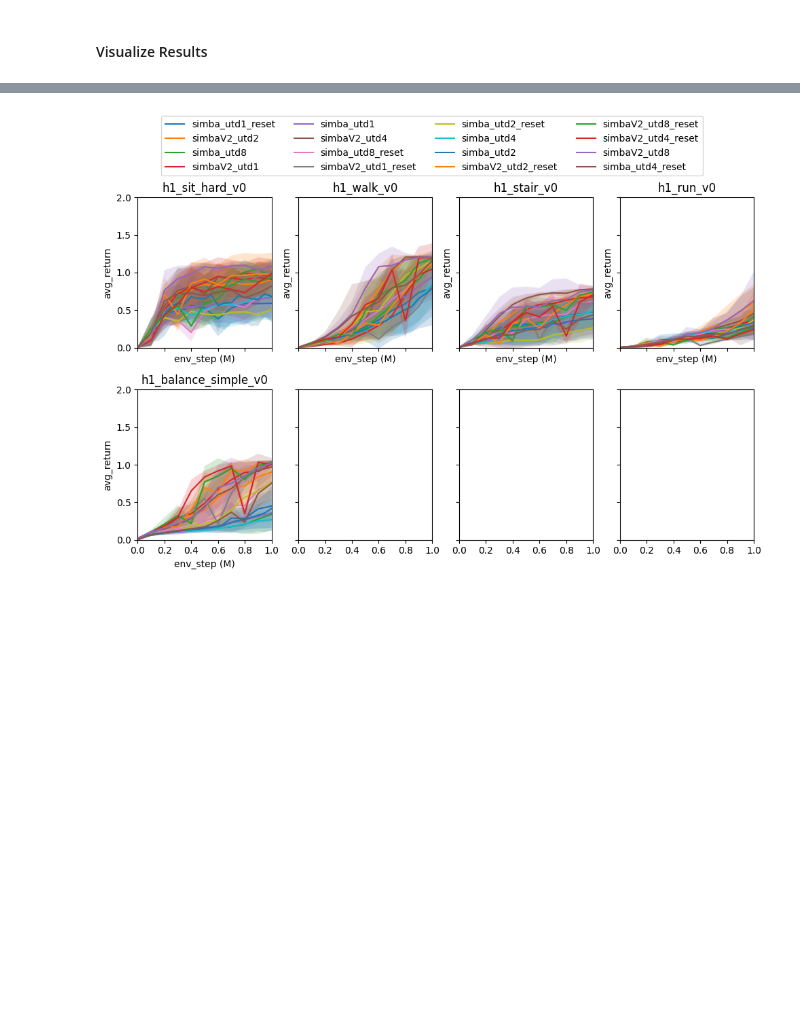
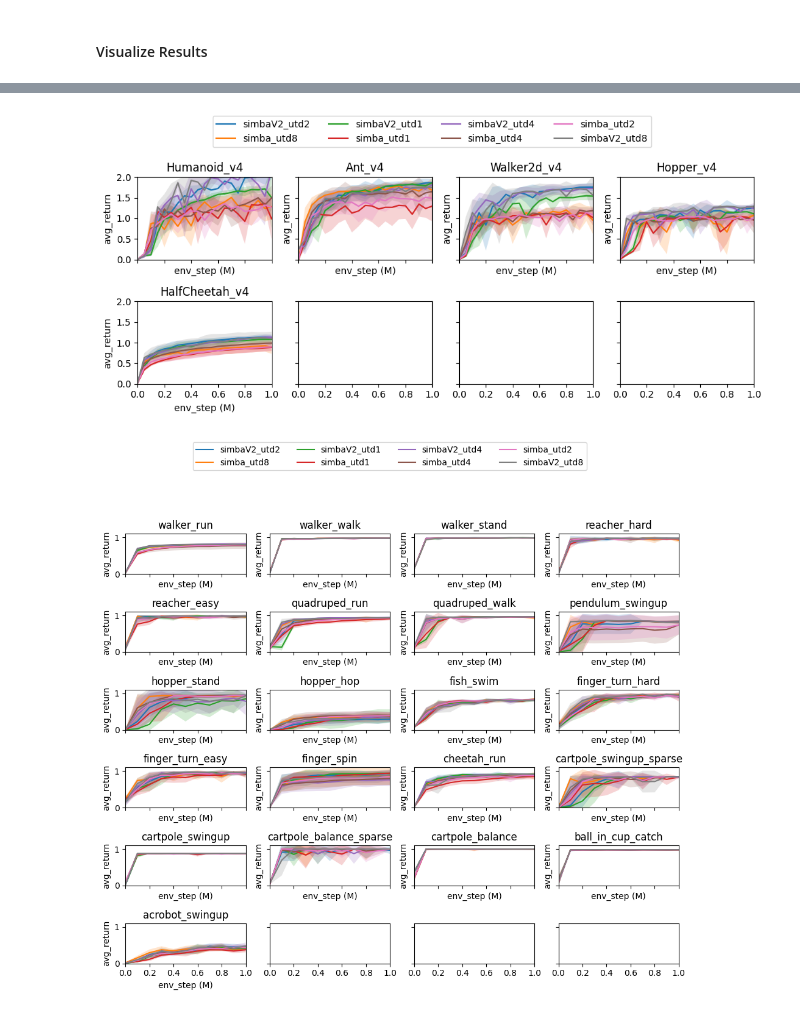
Before and after one commit to pkicki/SimbaV2, a Jupyter notebook: analysis/250119_utd_scaling.ipynb, the cells around one changed output, grey strips where cells are left out. Cells and saved outputs as stored; diff of their text form; code cells hidden in the pictures; blank space fills up the shorter version.

```diff
--- a/analysis/250119_utd_scaling.ipynb
+++ b/analysis/250119_utd_scaling.ipynb
@@ -146,11 +165,18 @@ def replace_hyphen_in_dict_keys(old_dict):
         new_dict[new_key] = v
     return new_dict
 
+MUJOCO_ALL = replace_hypen_to_underbar(MUJOCO_ALL)
+DMC_EM = replace_hypen_to_underbar(DMC_EASY_MEDIUM)
 DMC_HARD = replace_hypen_to_underbar(DMC_HARD)
-HB_LOCOMOTION = replace_hypen_to_underbar(HB_LOCOMOTION_NOHAND_MINI)
+MYOSUITE_TASKS = replace_hypen_to_underbar(MYOSUITE_TASKS)
+HB_LOCOMOTION_NOHAND = replace_hypen_to_underbar(HB_LOCOMOTION_NOHAND)
+HB_LOCOMOTION_NOHAND_MINI = replace_hypen_to_underbar(HB_LOCOMOTION_NOHAND_MINI)
 
+MUJOCO_RANDOM_SCORE = replace_hyphen_in_dict_keys(MUJOCO_RANDOM_SCORE)
+MUJOCO_TD3_SCORE = replace_hyphen_in_dict_keys(MUJOCO_TD3_SCORE)
 HB_RANDOM_SCORE = replace_hyphen_in_dict_keys(HB_RANDOM_SCORE)
 HB_SUCCESS_SCORE = replace_hyphen_in_dict_keys(HB_SUCCESS_SCORE)
+
 eval_df['env_name'] = eval_df['env_name'].str.replace('-', '_')
 eval_df
 # %% [output]
@@ -183,16 +226,45 @@ array(['simba_utd1_reset', 'simbaV2_utd2', 'simba_utd8', 'simbaV2_utd1',
 # %%
 all_metric_mats = defaultdict(list)
 
-for env_type in ["HB_LOCOMOTION"]:
-    if env_type == "DMC_HARD":
-        env_list = DMC_HARD
+for env_type in ['MUJOCO', 'DMC_EM', 'DMC_HARD', 'MYOSUITE', 'HB_LOCOMOTION_NOHAND']:
+    # ['MUJOCO', 'DMC_EM', 'DMC_HARD', 'MYOSUITE', 'HB_LOCOMOTION_NOHAND']:
+    if env_type == "MUJOCO":
+        env_list = MUJOCO_ALL
         env_step = 1e6
         metric_type = "avg_return"
         plot_height = 4
+        y_lim_max = 2.0
+
+    elif env_type == "DMC_EM":
+        env_list = DMC_EASY_MEDIUM
+        env_step = 1e6
+        metric_type = "avg_return"
+        plot_height = 8
         y_lim_max = 1.1
 
-    elif env_type == 'HB_LOCOMOTION':
-        env_list = HB_LOCOMOTION
+    elif env_type == 'DMC_HARD':
+        env_list = DMC_HARD
+        env_step = 1e6
+        metric_type = 'avg_return'
+        plot_height=4 # 2.5
+        y_lim_max=1.1
+
+    elif env_type == 'MYOSUITE':
+        env_list = MYOSUITE_TASKS
+        env_step = 1e6
+        metric_type = 'avg_success'
+        plot_height=6 # 2.5
+        y_lim_max=1.1
+
+    elif env_type == 'HB_LOCOMOTION_NOHAND':
+        env_list = HB_LOCOMOTION_NOHAND
+        env_step = 1e6
+        metric_type = 'avg_return'
+        plot_height=6 # 2.5
+        y_lim_max=2.0
+
+    elif env_type == 'HB_LOCOMOTION_NOHAND_MINI':
+        env_list = HB_LOCOMOTION_NOHAND_MINI
         env_step = 1e6
         metric_type = 'avg_return'
         plot_height=6 # 2.5
@@ -202,35 +274,50 @@ for env_type in ["HB_LOCOMOTION"]:
     _eval_df = eval_df[eval_df["env_name"].isin(env_list)]
     _eval_df = _eval_df[_eval_df["exp_name"].isin(cur_exp_names)]
 
-    if env_type in ["DMC_EM", "DMC_HARD"]:
-        _eval_df.loc[:, "value"] /= 1000.0
+    if env_type == 'MUJOCO':
+        _eval_df = normalize_score_with_random_and_base_score(
+            _eval_df,
+            MUJOCO_RANDOM_SCORE,
+            MUJOCO_TD3_SCORE,
+        )
 
-    elif env_type == 'HB_LOCOMOTION':
+    elif env_type in ['DMC_EM', 'DMC_HARD']:
+        _eval_df.loc[:, 'value'] /= 1000.0
+
+    elif env_type == 'HB_LOCOMOTION_NOHAND':
+        _eval_df = normalize_score_with_random_and_base_score(
+            _eval_df,
+            HB_RANDOM_SCORE,
+            HB_SUCCESS_SCORE,
+        )
+
+    elif env_type == 'HB_LOCOMOTION_NOHAND_MINI':
         _eval_df = normalize_score_with_random_and_base_score(
             _eval_df,
             HB_RANDOM_SCORE,
             HB_SUCCESS_SCORE,
         )
 
     # (Optional) plot metric history for each environment in this env_type
     plot_metric_history_per_env(
         _eval_df,
         num_plots_per_row=4,
         metric=metric_type,
         x_lim_max=env_step,
         y_lim_max=y_lim_max,
         plot_width=10,
         plot_height=plot_height,
         y_label=metric_type,
     )
 
     # Generate metric matrix dictionary for this env_type
     _metric_matrix_dict = generate_metric_matrix_dict(
         _eval_df, env_step=env_step, metric_type=metric_type
     )
 
     # Collect these matrices into all_metric_mats
     for exp_name, mat in _metric_matrix_dict.items():
         all_metric_mats[exp_name].append(mat)
 # %% [output]
-[figure, old version]
+[figure, new version]
+[figure, added]
```
Also changed, not shown: parts of 18 cells of this notebook, 32 other files.
